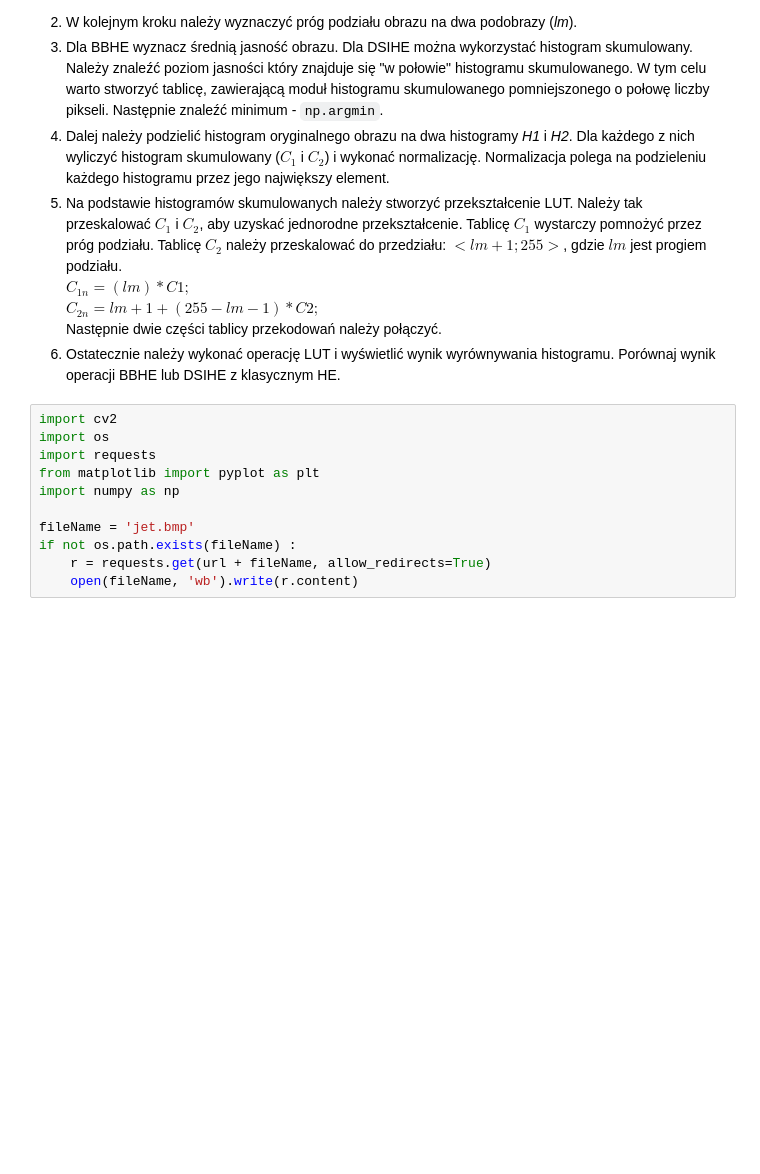
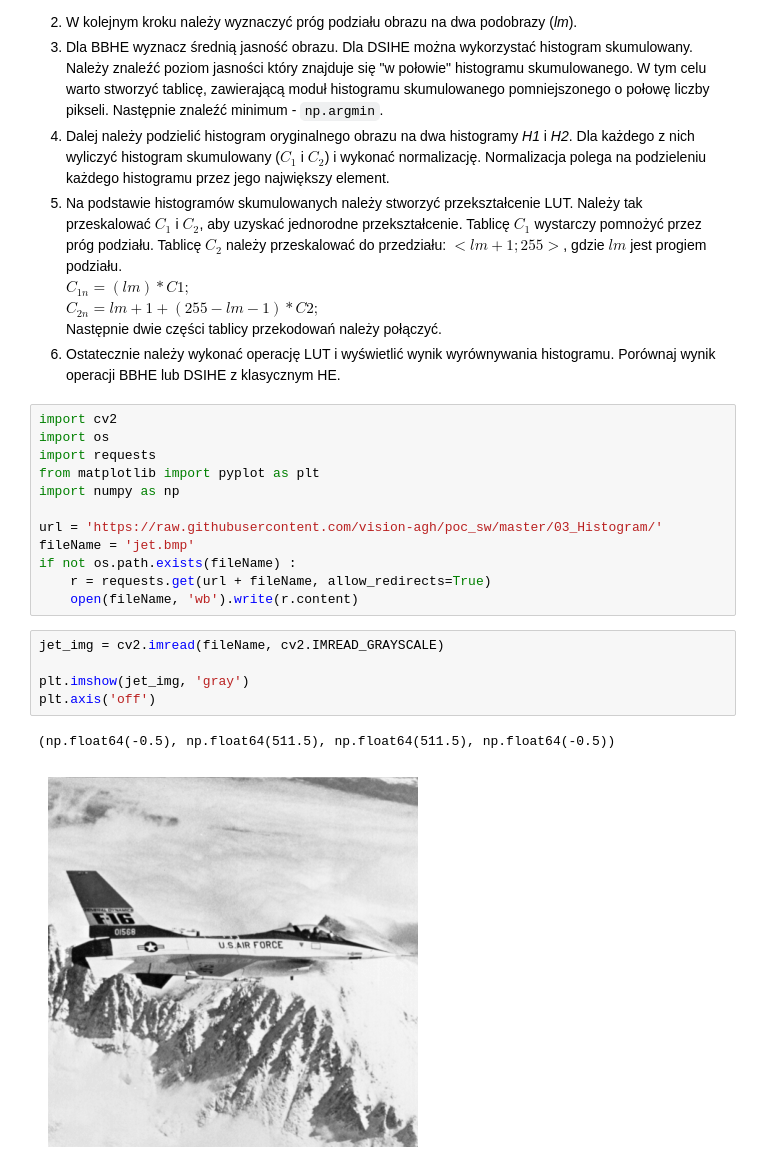
Before and after one commit to lkwinta/Digital-Image-Processing, a Jupyter notebook: lab03/03_histogram_hw.ipynb, the cells around one changed output. Drawn from its saved outputs; the diff is of its cells as text; blank space fills up the shorter version.

```diff
--- a/lab03/03_histogram_hw.ipynb
+++ b/lab03/03_histogram_hw.ipynb
@@ -45,7 +45,16 @@ import requests
 from matplotlib import pyplot as plt
 import numpy as np
 
+url = 'https://raw.githubusercontent.com/vision-agh/poc_sw/master/03_Histogram/'
 fileName = 'jet.bmp'
 if not os.path.exists(fileName) :
     r = requests.get(url + fileName, allow_redirects=True)
     open(fileName, 'wb').write(r.content)
+# %%
+jet_img = cv2.imread(fileName, cv2.IMREAD_GRAYSCALE)
+
+plt.imshow(jet_img, 'gray')
+plt.axis('off')
+# %% [output]
+(np.float64(-0.5), np.float64(511.5), np.float64(511.5), np.float64(-0.5))
+[figure, added]
```
Also changed, not shown: parts of 8 cells of this notebook.
